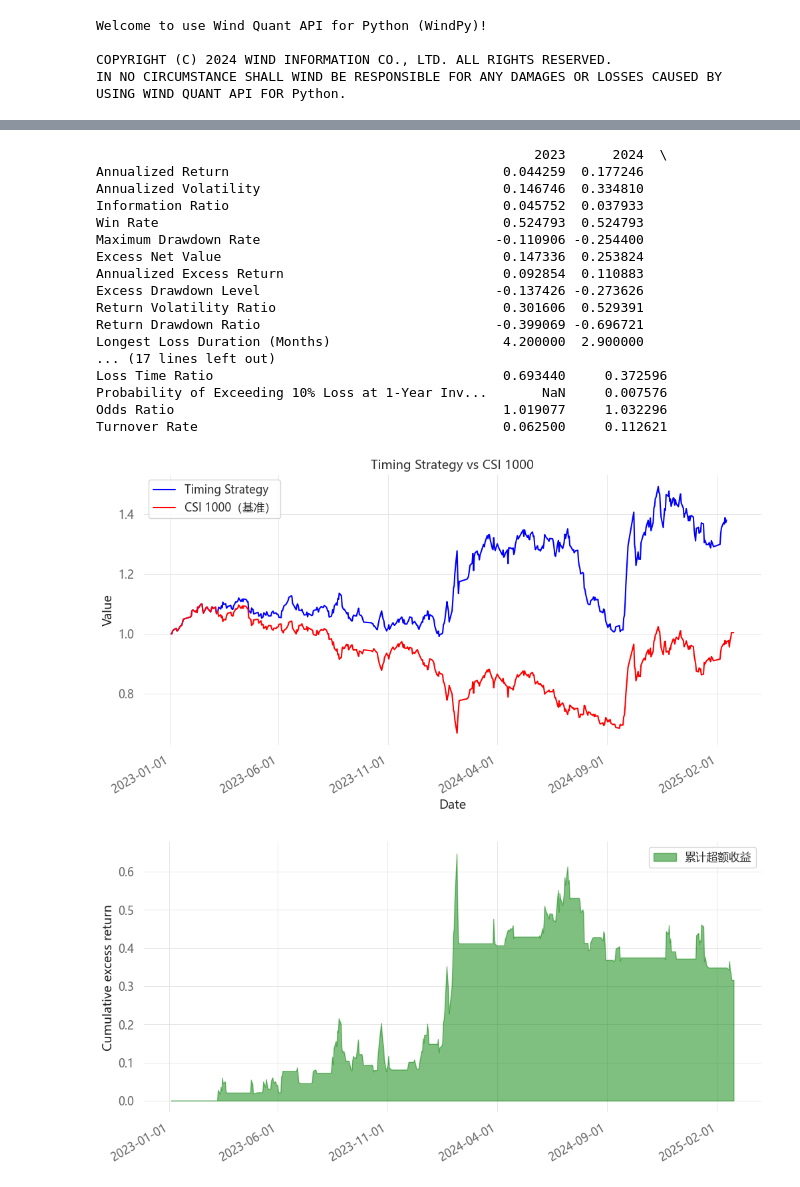
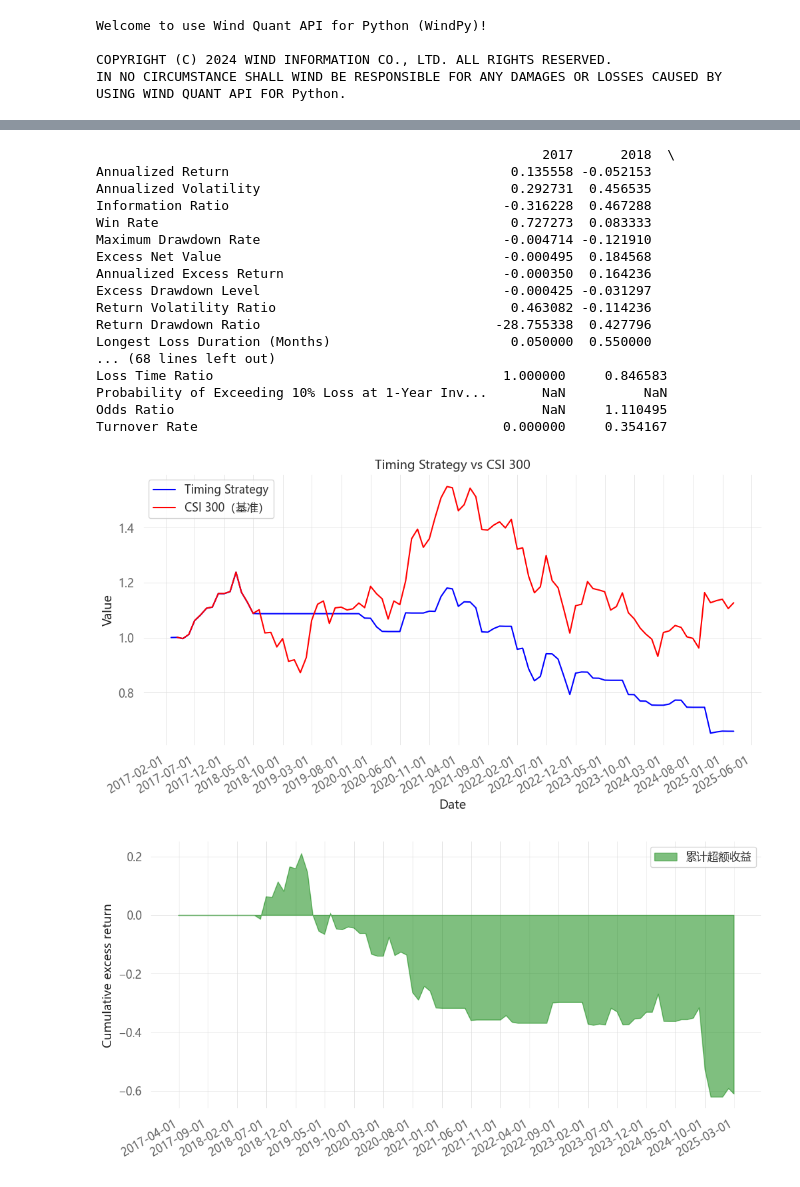
Before and after one commit to Allwings1/qps_group5, a Jupyter notebook: backtest/backtest_longshort.ipynb, the cells around one changed output, grey strips where cells are left out. Drawn from its saved outputs; the diff is of its cells as text; code cells hidden in the pictures.

```diff
--- a/backtest/backtest_longshort.ipynb
+++ b/backtest/backtest_longshort.ipynb
@@ -36,29 +24,16 @@ Welcome to use Wind Quant API for Python (WindPy)!
 COPYRIGHT (C) 2024 WIND INFORMATION CO., LTD. ALL RIGHTS RESERVED.
 IN NO CIRCUMSTANCE SHALL WIND BE RESPONSIBLE FOR ANY DAMAGES OR LOSSES CAUSED BY USING WIND QUANT API FOR Python.
 # %%
-df_longshort = pd.read_excel(r'C:\QPS\Project\backtest\result_df.xlsx').set_index('date')
+df_position = pd.read_excel(r'C:\QPS\df_position.xlsx')
+df_position.drop(columns=['Unnamed: 0'], inplace=True)
+df_position = df_position.set_index('月份')
+df_position.index = pd.to_datetime(df_position.index, format='%Y-%m').to_period('M').to_timestamp(how='end')
+df_longshort = int_index_to_datetime(df_position)
+df_longshort.index = df_longshort.index.strftime('%Y-%m-%d')
+df_longshort.index = pd.to_datetime(df_longshort.index)
 
-
-
-
-df_longshort = int_index_to_datetime(df_longshort) # read the data
-
-
-# 初始化仓位
-df_longshort['Position'] = 1.0
-df_longshort['transaction_fee']=0.0
-# Use Cluster to determine the position
-for i in range(2, len(df_longshort)):
-    if df_longshort['Cluster'].iloc[i-1]==1.0: # 输出值[0.4,1]
-        df_longshort['Position'].iloc[i] = 1.0
-    elif df_longshort['Cluster'].iloc[i-1]==0 and df_longshort['Cluster'].iloc[i-2]==0:
-        df_longshort['Position'].iloc[i] = -1.0
-    else:
-        df_longshort['Position'].iloc[i] = df_longshort['Position'].iloc[i-1]
-
-
-
-# calculate transaction fee
+df_longshort['transaction_fee']=0.0 #初始化交易费用为0
+# 计算仓位变动
 for i in range(1, len(df_longshort)):
     previous_position = df_longshort.iloc[i-1]['Position']
     current_position = df_longshort.iloc[i]['Position']
@@ -70,8 +45,7 @@ for i in range(1, len(df_longshort)):
     else:
         df_longshort['transaction_fee'].iloc[i] = 0
 
-
-strategy_longshort = backtest_longshort(start_date='2023-01-03', end_date=end_date,df_timing = df_longshort, index_code=index_code,positive = 0)
+strategy_longshort = backtest_longshort(start_date='2017-02-01', end_date=end_date,df_timing = df_longshort, index_code=index_code,positive = 0)
 # strategy_longshort = backtest_longshort(start_date='2022-01-01', end_date=end_date,df_timing = df_longshort, index_code=index_code,positive = 0)
 # 策略收益率和基准收益率
 strategy_returns = strategy_longshort.df_merged['净值'].pct_change(1)
@@ -87,19 +61,19 @@ print(result)
-                                                        2023      2024  \
-Annualized Return                                   0.044259  0.177246
-Annualized Volatility                               0.146746  0.334810
-Information Ratio                                   0.045752  0.037933
-Win Rate                                            0.524793  0.524793
-Maximum Drawdown Rate                              -0.110906 -0.254400
-Excess Net Value                                    0.147336  0.253824
-Annualized Excess Return                            0.092854  0.110883
-Excess Drawdown Level                              -0.137426 -0.273626
-Return Volatility Ratio                             0.301606  0.529391
-Return Drawdown Ratio                              -0.399069 -0.696721
-Longest Loss Duration (Months)                      4.200000  2.900000
-... (17 lines left out)
-Loss Time Ratio                                     0.693440     0.372596
-Probability of Exceeding 10% Loss at 1-Year Inv...       NaN     0.007576
-Odds Ratio                                          1.019077     1.032296
-Turnover Rate                                       0.062500     0.112621
+                                                         2017      2018  \
+Annualized Return                                    0.135558 -0.052153
+Annualized Volatility                                0.292731  0.456535
+Information Ratio                                   -0.316228  0.467288
+Win Rate                                             0.727273  0.083333
+Maximum Drawdown Rate                               -0.004714 -0.121910
+Excess Net Value                                    -0.000495  0.184568
+Annualized Excess Return                            -0.000350  0.164236
+Excess Drawdown Level                               -0.000425 -0.031297
+Return Volatility Ratio                              0.463082 -0.114236
+Return Drawdown Ratio                              -28.755338  0.427796
+Longest Loss Duration (Months)                       0.050000  0.550000
+... (68 lines left out)
+Loss Time Ratio                                     1.000000     0.846583
+Probability of Exceeding 10% Loss at 1-Year Inv...       NaN          NaN
+Odds Ratio                                               NaN     1.110495
+Turnover Rate                                       0.000000     0.354167
-[figure, old version]
+[figure, new version]
-[figure, old version]
+[figure, new version]
```
Also changed, not shown: parts of 2 cells of this notebook, 2 other files.
